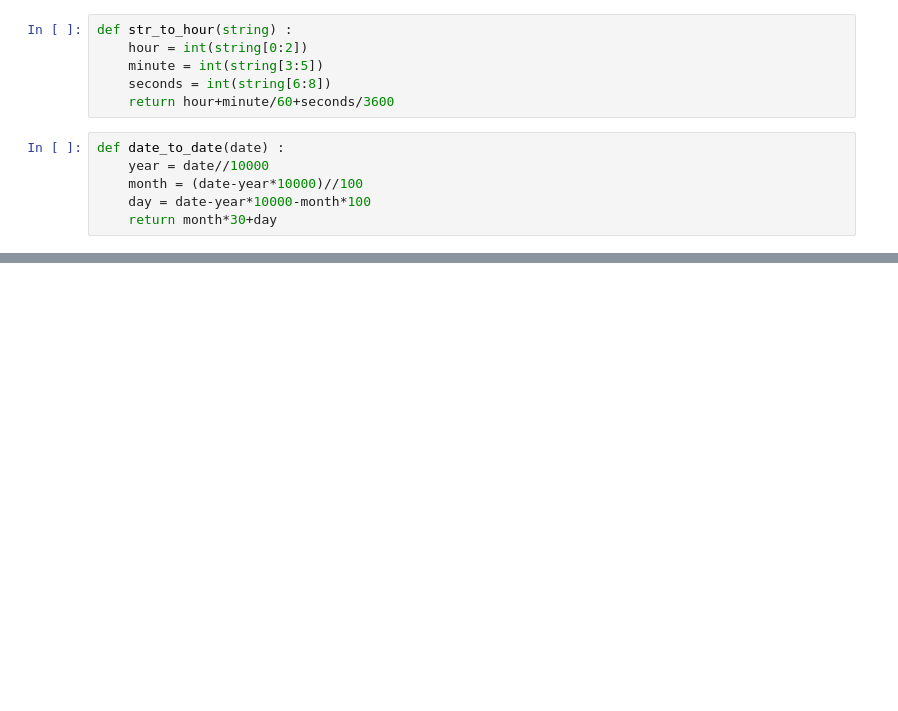
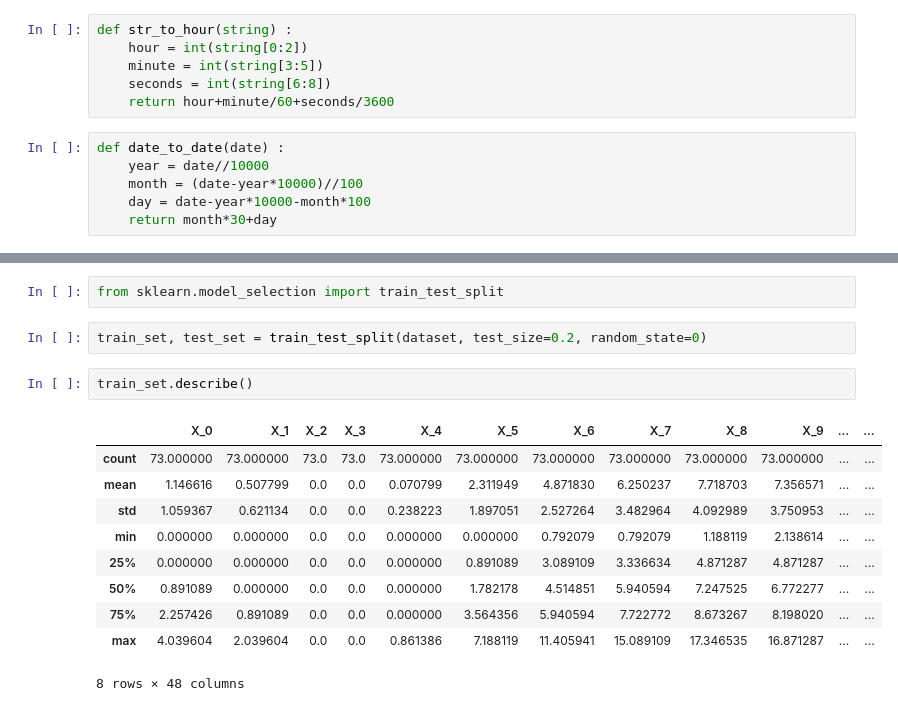
Before and after one commit to StanislasDOZIAS/INF442, a Jupyter notebook: preprocessing.ipynb, the cells around one changed output, grey strips where cells are left out. Drawn from its saved outputs; the diff is of its cells as text; blank space fills up the shorter version.

```diff
--- a/preprocessing.ipynb
+++ b/preprocessing.ipynb
@@ -95,0 +243,17 @@ def date_to_date(date) :
+# %%
+from sklearn.model_selection import train_test_split
+# %%
+train_set, test_set = train_test_split(dataset, test_size=0.2, random_state=0)
+# %%
+train_set.describe()
+# %% [output]
+|  | X_0 | X_1 | X_2 | X_3 | X_4 | X_5 | X_6 | X_7 | X_8 | X_9 | ... | ... |
+| count | 73.000000 | 73.000000 | 73.0 | 73.0 | 73.000000 | 73.000000 | 73.000000 | 73.000000 | 73.000000 | 73.000000 | ... | ... |
+| mean | 1.146616 | 0.507799 | 0.0 | 0.0 | 0.070799 | 2.311949 | 4.871830 | 6.250237 | 7.718703 | 7.356571 | ... | ... |
+| std | 1.059367 | 0.621134 | 0.0 | 0.0 | 0.238223 | 1.897051 | 2.527264 | 3.482964 | 4.092989 | 3.750953 | ... | ... |
+| min | 0.000000 | 0.000000 | 0.0 | 0.0 | 0.000000 | 0.000000 | 0.792079 | 0.792079 | 1.188119 | 2.138614 | ... | ... |
+| 25% | 0.000000 | 0.000000 | 0.0 | 0.0 | 0.000000 | 0.891089 | 3.089109 | 3.336634 | 4.871287 | 4.871287 | ... | ... |
+| 50% | 0.891089 | 0.000000 | 0.0 | 0.0 | 0.000000 | 1.782178 | 4.514851 | 5.940594 | 7.247525 | 6.772277 | ... | ... |
+| 75% | 2.257426 | 0.891089 | 0.0 | 0.0 | 0.000000 | 3.564356 | 5.940594 | 7.722772 | 8.673267 | 8.198020 | ... | ... |
+| max | 4.039604 | 2.039604 | 0.0 | 0.0 | 0.861386 | 7.188119 | 11.405941 | 15.089109 | 17.346535 | 16.871287 | ... | ... |
+8 rows × 48 columns
```
Also changed, not shown: parts of 53 cells of this notebook.
